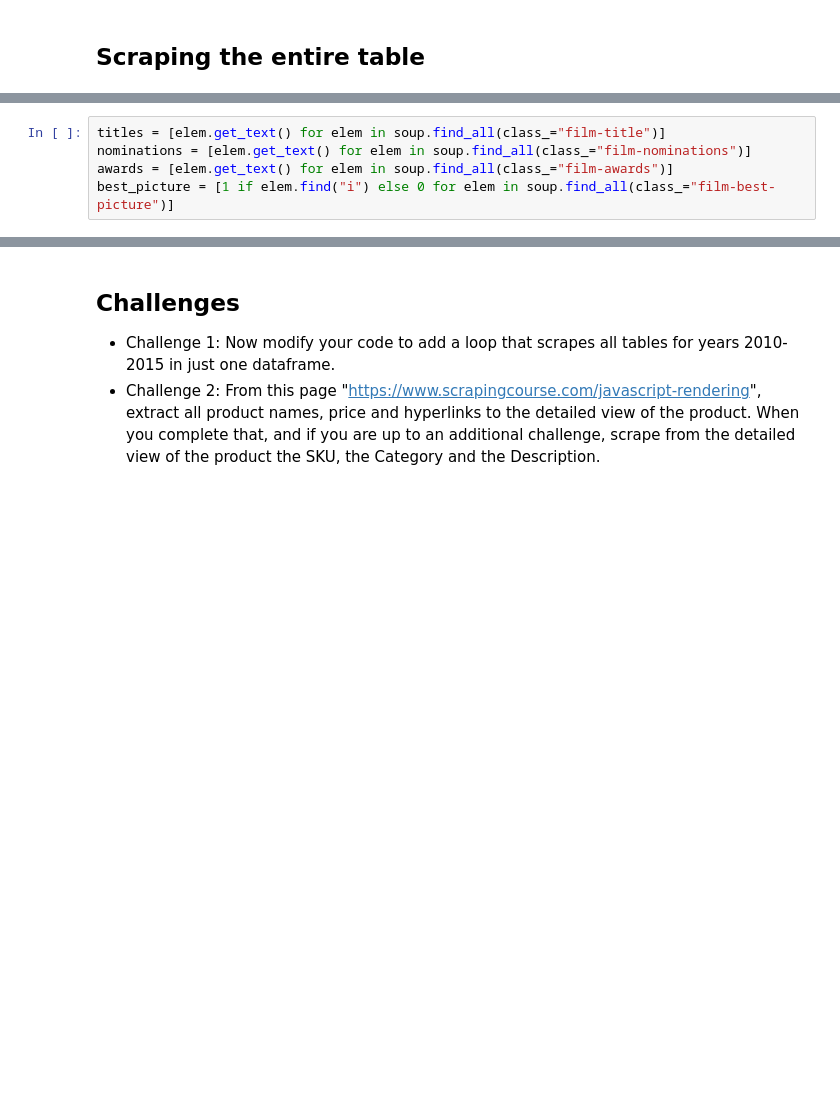
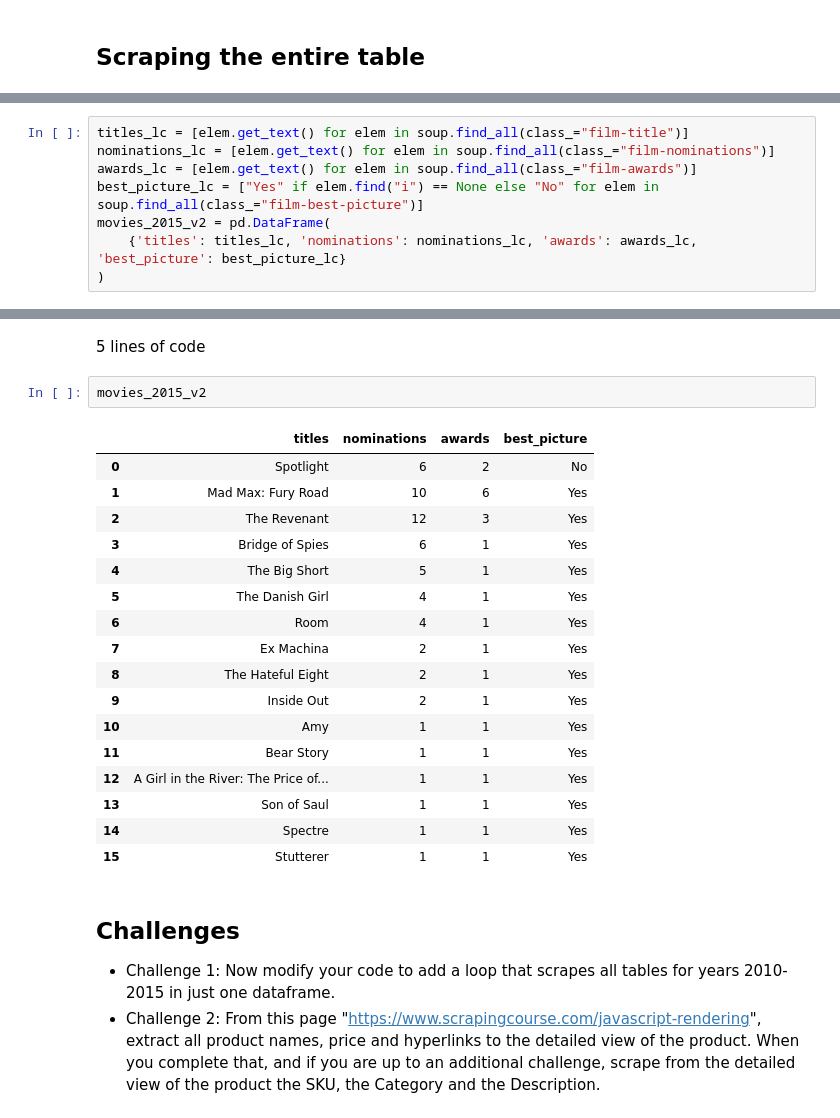
Before and after one commit to josenino95/web-scraping-python, a Jupyter notebook: notebooks/ep3.ipynb, the cells around one changed output, grey strips where cells are left out. Drawn from its saved outputs; the diff is of its cells as text; blank space fills up the shorter version.

```diff
--- a/notebooks/ep3.ipynb
+++ b/notebooks/ep3.ipynb
@@ -80,5 +177,8 @@ soup.find(class_='film-title').get_text()
 # %%
-titles = [elem.get_text() for elem in soup.find_all(class_="film-title")]
-nominations = [elem.get_text() for elem in soup.find_all(class_="film-nominations")]
-awards = [elem.get_text() for elem in soup.find_all(class_="film-awards")]
-best_picture = [1 if elem.find("i") else 0 for elem in soup.find_all(class_="film-best-picture")]
+titles_lc = [elem.get_text() for elem in soup.find_all(class_="film-title")]
+nominations_lc = [elem.get_text() for elem in soup.find_all(class_="film-nominations")]
+awards_lc = [elem.get_text() for elem in soup.find_all(class_="film-awards")]
+best_picture_lc = ["Yes" if elem.find("i") == None else "No" for elem in soup.find_all(class_="film-best-picture")]
+movies_2015_v2 = pd.DataFrame(
+    {'titles': titles_lc, 'nominations': nominations_lc, 'awards': awards_lc, 'best_picture': best_picture_lc}
+)
@@ -108,3 +185,25 @@ soup.find_all(class_="film-best-picture")
+# %% [markdown]
+5 lines of code
+# %%
+movies_2015_v2
+# %% [output]
+|  | titles | nominations | awards | best_picture |
+| 0 | Spotlight | 6 | 2 | No |
+| 1 | Mad Max: Fury Road | 10 | 6 | Yes |
+| 2 | The Revenant | 12 | 3 | Yes |
+| 3 | Bridge of Spies | 6 | 1 | Yes |
+| 4 | The Big Short | 5 | 1 | Yes |
+| 5 | The Danish Girl | 4 | 1 | Yes |
+| 6 | Room | 4 | 1 | Yes |
+| 7 | Ex Machina | 2 | 1 | Yes |
+| 8 | The Hateful Eight | 2 | 1 | Yes |
+| 9 | Inside Out | 2 | 1 | Yes |
+| 10 | Amy | 1 | 1 | Yes |
+| 11 | Bear Story | 1 | 1 | Yes |
+| 12 | A Girl in the River: The Price of... | 1 | 1 | Yes |
+| 13 | Son of Saul | 1 | 1 | Yes |
+| 14 | Spectre | 1 | 1 | Yes |
+| 15 | Stutterer | 1 | 1 | Yes |
 # %% [markdown]
 ## Challenges
 - Challenge 1: Now modify your code to add a loop that scrapes all tables for years 2010-2015 in just one dataframe.
```
Also changed, not shown: parts of 15 cells of this notebook.
